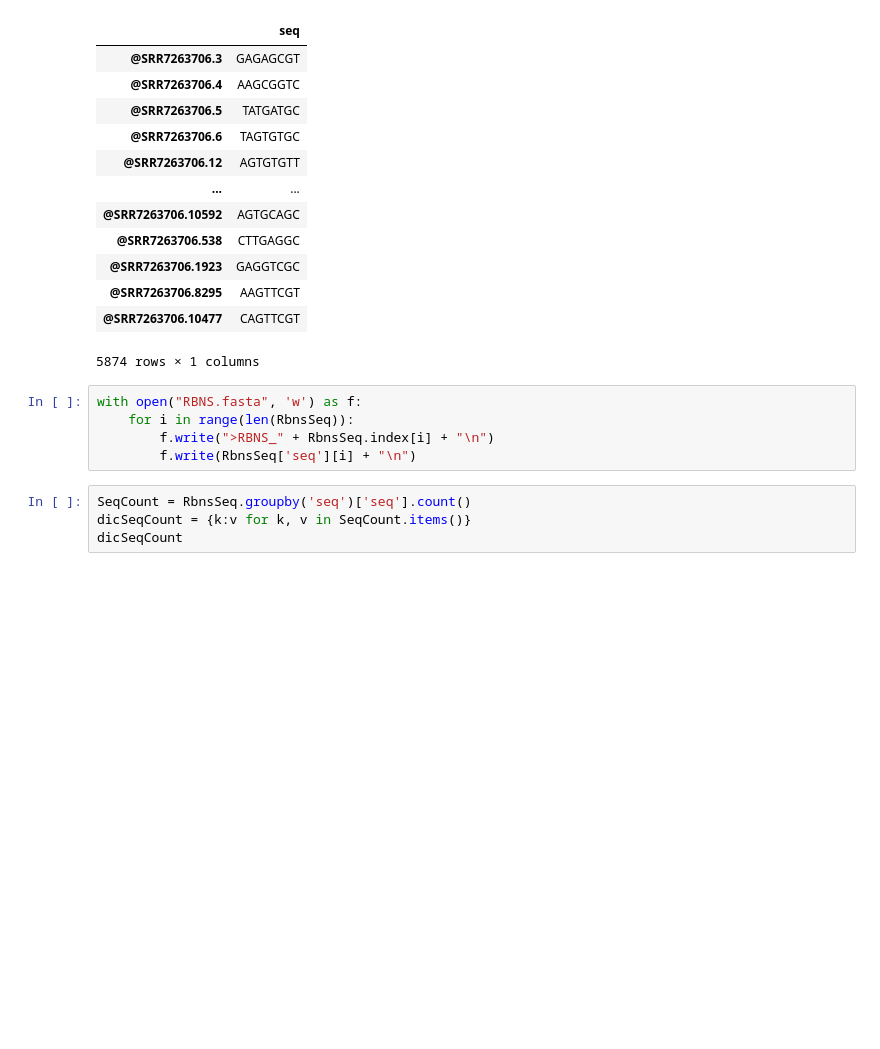
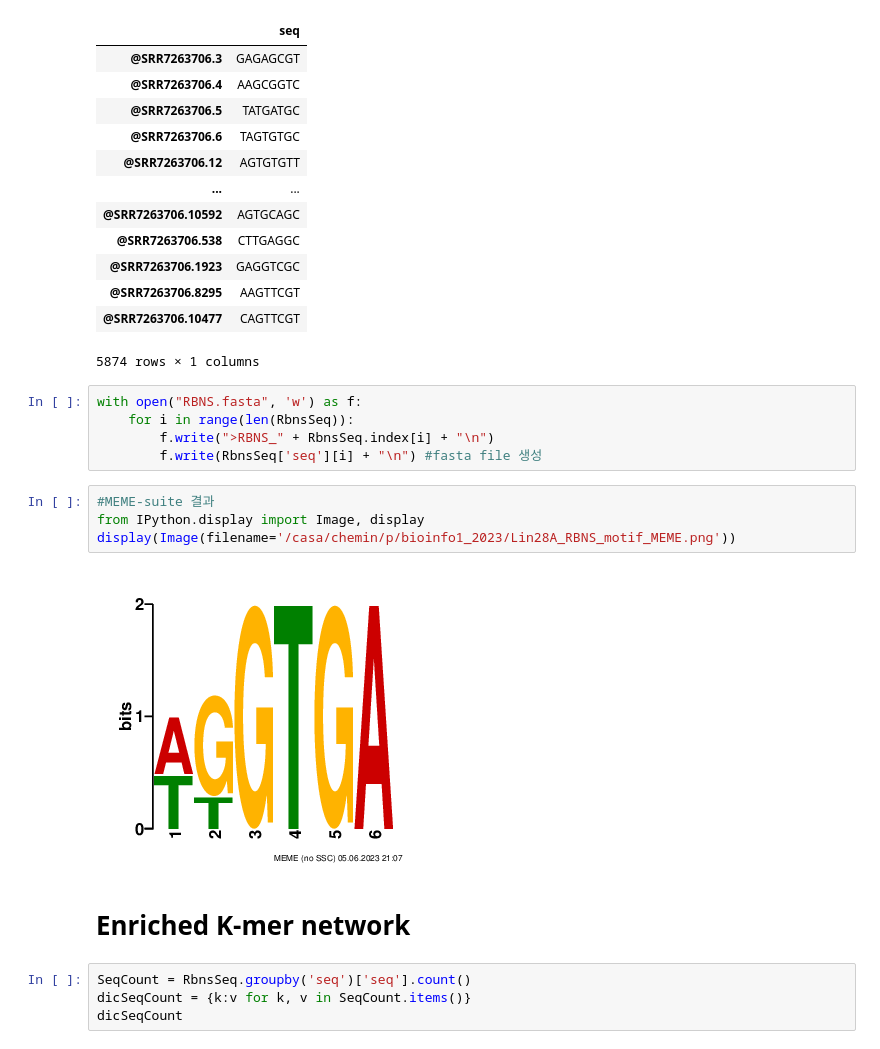
Before and after one commit to raccoon-cm/bioinfo1_2023, a Jupyter notebook: TermProj_2023_presentation_CM.ipynb, the cells around one changed output. Drawn from its saved outputs; the diff is of its cells as text; blank space fills up the shorter version.

```diff
--- a/TermProj_2023_presentation_CM.ipynb
+++ b/TermProj_2023_presentation_CM.ipynb
@@ -643,7 +645,15 @@ RbnsSeq
 with open("RBNS.fasta", 'w') as f:
     for i in range(len(RbnsSeq)):
         f.write(">RBNS_" + RbnsSeq.index[i] + "\n")
-        f.write(RbnsSeq['seq'][i] + "\n")
+        f.write(RbnsSeq['seq'][i] + "\n") #fasta file 생성
+# %%
+#MEME-suite 결과
+from IPython.display import Image, display
+display(Image(filename='/casa/chemin/p/bioinfo1_2023/Lin28A_RBNS_motif_MEME.png'))
+# %% [output]
+[figure, added]
+# %% [markdown]
+# Enriched K-mer network
 # %%
 SeqCount = RbnsSeq.groupby('seq')['seq'].count()
 dicSeqCount = {k:v for k, v in SeqCount.items()}
```
Also changed, not shown: parts of 32 cells of this notebook, 3 other files.
